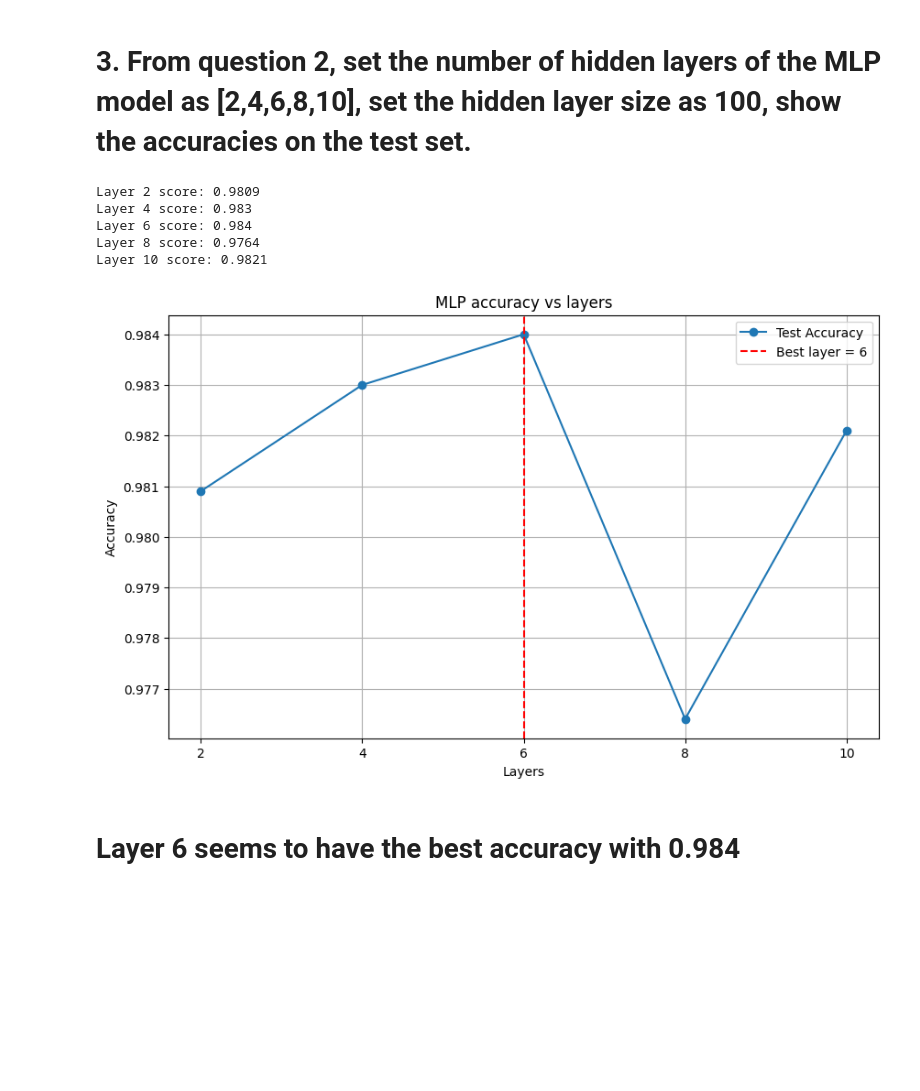
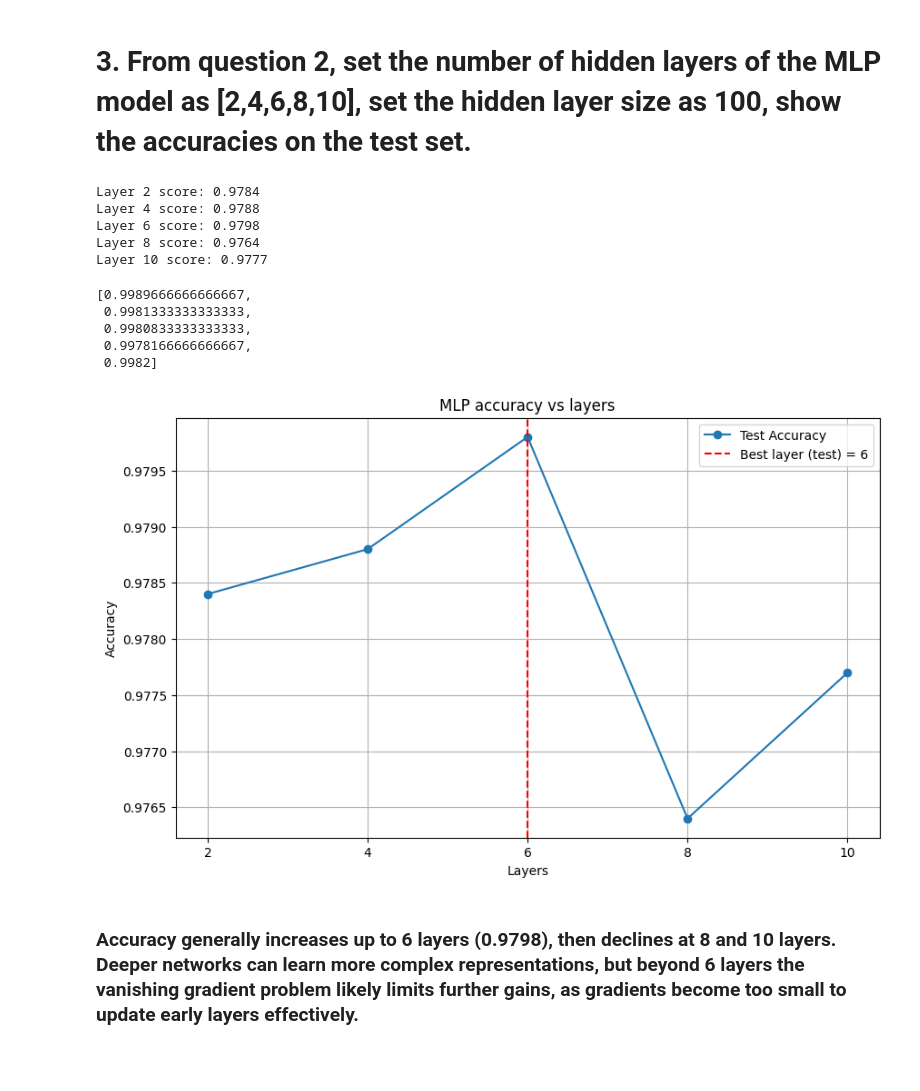
Before and after one commit to nay-deakin/sit720-data, a Jupyter notebook: NayTun225110052_Task10.2C.ipynb, the cells around one changed output. Drawn from its saved outputs; the diff is of its cells as text; code cells hidden in the pictures; blank space fills up the shorter version.

```diff
--- a/NayTun225110052_Task10.2C.ipynb
+++ b/NayTun225110052_Task10.2C.ipynb
@@ -72,42 +73,54 @@ weighted avg       0.98      0.98      0.98     10000
 # %%
 neurons = 100
 layers = [2,4,6,8,10]
-scores = []
+test_scores = []
+train_scores = []
 for l in layers:
     mlp_clf = MLPClassifier(
-        hidden_layer_sizes=(neurons) * l
+        hidden_layer_sizes=[neurons] * l
         ,random_state=1
         ,max_iter=300
     )
     mlp_clf.fit(x_train_1d, y_train)
     score = mlp_clf.score(x_test_1d, y_test)
-    scores.append(score)
+    test_scores.append(score)
     print (f"Layer {l} score: {score}")
+    score = mlp_clf.score(x_train_1d, y_train)
+    train_scores.append(score)
 # %% [output]
-Layer 2 score: 0.9809
-Layer 4 score: 0.983
-Layer 6 score: 0.984
+Layer 2 score: 0.9784
+Layer 4 score: 0.9788
+Layer 6 score: 0.9798
 Layer 8 score: 0.9764
-Layer 10 score: 0.9821
+Layer 10 score: 0.9777
+# %%
+train_scores
+# %% [output]
+[0.9989666666666667,
+ 0.9981333333333333,
+ 0.9980833333333333,
+ 0.9978166666666667,
+ 0.9982]
 # %%
 plt.figure(figsize=(10, 6))
-plt.plot(layers, scores, label='Test Accuracy', marker='o')
+plt.plot(layers, test_scores, label='Test Accuracy', marker='o')
+#plt.plot(layers, train_scores, label='Train Accuracy', marker='x')
 plt.xlabel('Layers')
 plt.ylabel('Accuracy')
 plt.title('MLP accuracy vs layers')
 plt.legend()
 plt.xticks(layers)
 plt.grid(True)
 
 # Mark best layer
-best_layer = layers[scores.index(max(scores))]
-plt.axvline(x=best_layer, color='red', linestyle='--', label=f'Best layer = {best_layer}')
+best_layer = layers[test_scores.index(max(test_scores))]
+plt.axvline(x=best_layer, color='red', linestyle='--', label=f'Best layer (test) = {best_layer}')
 plt.legend()
 plt.show()
 # %% [output]
-[figure, old version]
+[figure, new version]
 # %% [markdown]
-# Layer 6 seems to have the best accuracy with 0.984
+### Accuracy generally increases up to 6 layers (0.9798), then declines at 8 and 10 layers. Deeper networks can learn more complex representations, but beyond 6 layers the vanishing gradient problem likely limits further gains, as gradients become too small to update early layers effectively.
 # %% [markdown]
 #
 # %% [markdown]
```
Also changed, not shown: parts of 7 cells of this notebook.
